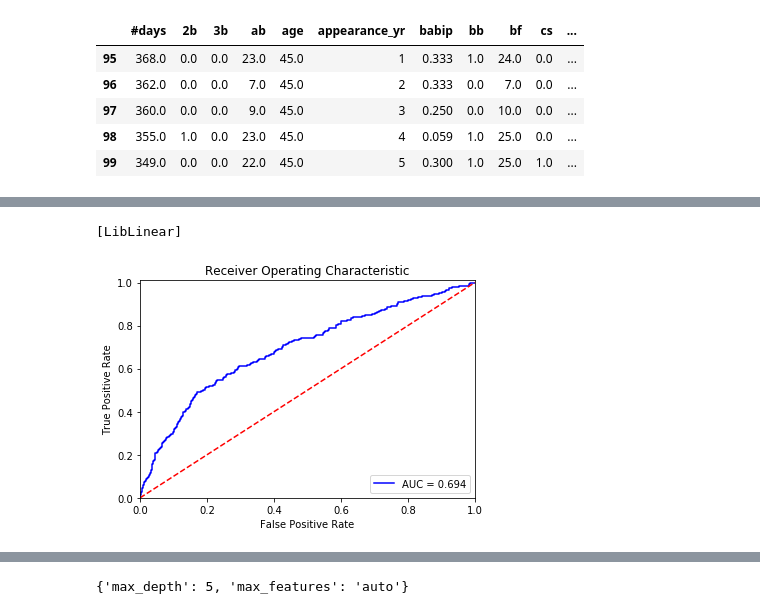
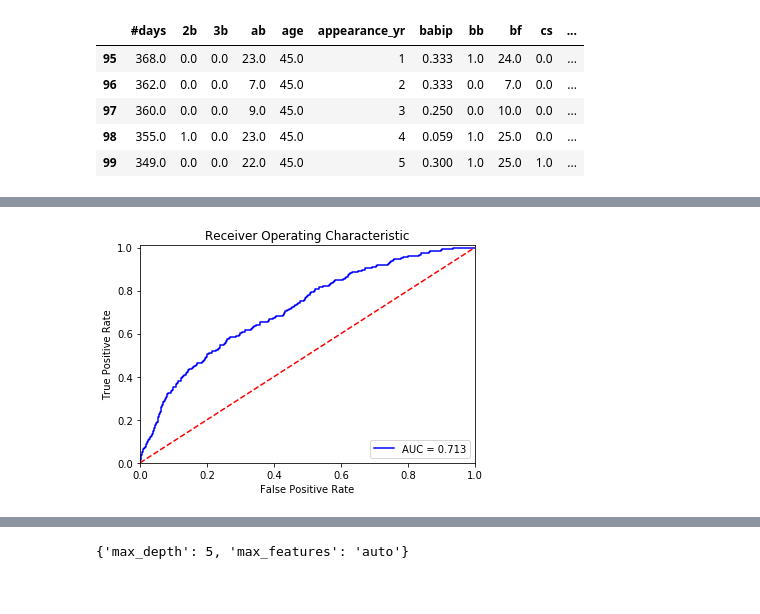
Before and after one commit to t-phill/mlb_injuries, a Jupyter notebook: notebooks/new.ipynb, the cells around one changed output, grey strips where cells are left out. Drawn from its saved outputs; the diff is of its cells as text; code cells hidden in the pictures.

```diff
--- a/notebooks/new.ipynb
+++ b/notebooks/new.ipynb
@@ -177,5 +167,5 @@ X
 # %%
-X_train, X_test, y_train, y_test = train_test_split(pro, y, test_size=0.33)
+X_train, X_test, y_train, y_test = train_test_split(X_std, y, test_size=0.33, random_state=42)
 # %%
 from imblearn.over_sampling import SMOTE
 # %%
@@ -187,10 +177,10 @@ from sklearn.linear_model import LogisticRegression
 from sklearn.metrics import confusion_matrix, precision_recall_curve, auc, roc_auc_score, roc_curve, recall_score, classification_report
 
 parameters = {
-    'C': np.linspace(1, 10, 10),
-    'class_weight': ['balanced', None]
+    'C': np.linspace(3, 12, 10),
+    'class_weight': ['balanced']
              }
 lr = LogisticRegression()
-clf = GridSearchCV(lr, parameters, scoring='recall', cv=5, verbose=5, n_jobs=-1)
+clf = GridSearchCV(lr, parameters, scoring='f1_weighted', cv=6, verbose=5, n_jobs=-1)
 clf.fit(X_train_res, y_train_res.ravel())
 # %% [output]
@@ -249,5 +224,5 @@ clf.best_params_
 # %%
-lr1 = LogisticRegression(C=9, penalty='l2', class_weight='balanced', verbose=5)
+lr1 = LogisticRegression(C=5, class_weight='balanced', n_jobs=-1, verbose=5)
 lr1.fit(X_train_res, y_train_res.ravel())
 # %% [output]
 [LibLinear]
@@ -327,27 +303,25 @@ Accuracy metric in the testing dataset: 69.89689956979677%
 # %%
-tmp = lr1.fit(X_train_res, y_train_res.ravel())
+# tmp = lr1.fit(X_train_res, y_train_res.ravel())
-# %% [output]
-[LibLinear]
 # %%
-y_pred_sample_score = tmp.decision_function(X_test)
+y_pred_sample_score = lr1.decision_function(X_test)
 
 
 fpr, tpr, thresholds = roc_curve(y_test, y_pred_sample_score)
 
 roc_auc = auc(fpr,tpr)
 
 # Plot ROC
 plt.title('Receiver Operating Characteristic')
 plt.plot(fpr, tpr, 'b',label='AUC = %0.3f'% roc_auc)
 plt.legend(loc='lower right')
 plt.plot([0,1],[0,1],'r--')
 plt.xlim([0,1.0])
 plt.ylim([0,1.01])
 plt.ylabel('True Positive Rate')
 plt.xlabel('False Positive Rate')
 plt.show()
 # %% [output]
-[figure, old version]
+[figure, new version]
 # %%
 scaler = StandardScaler()
 # %%
```
Also changed, not shown: parts of 35 cells of this notebook.
